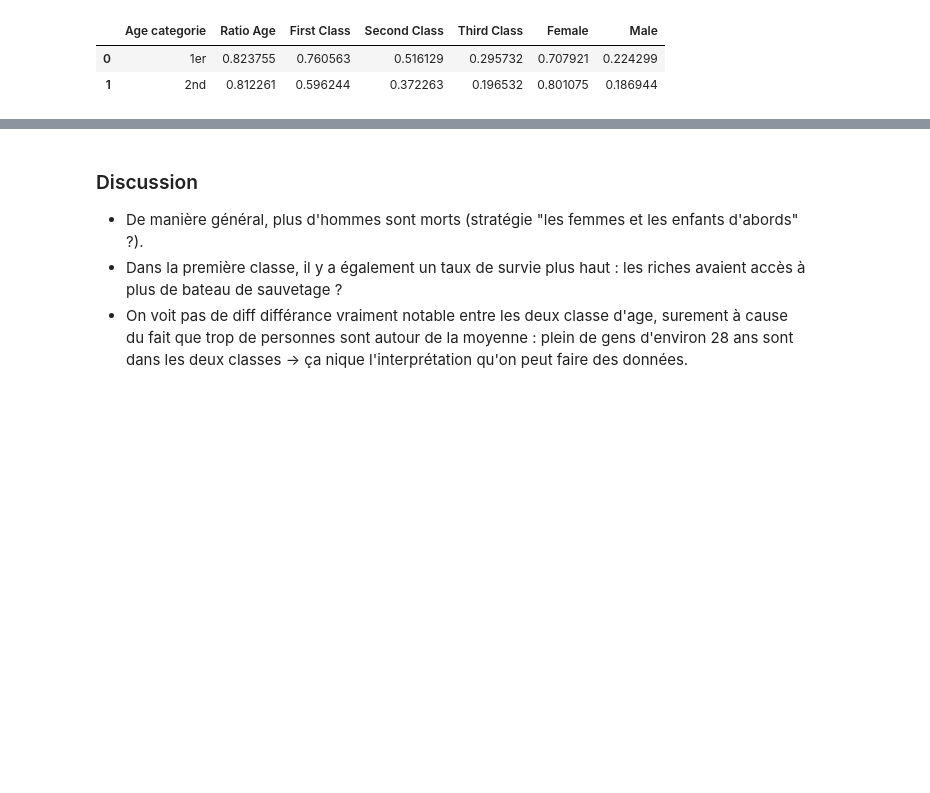
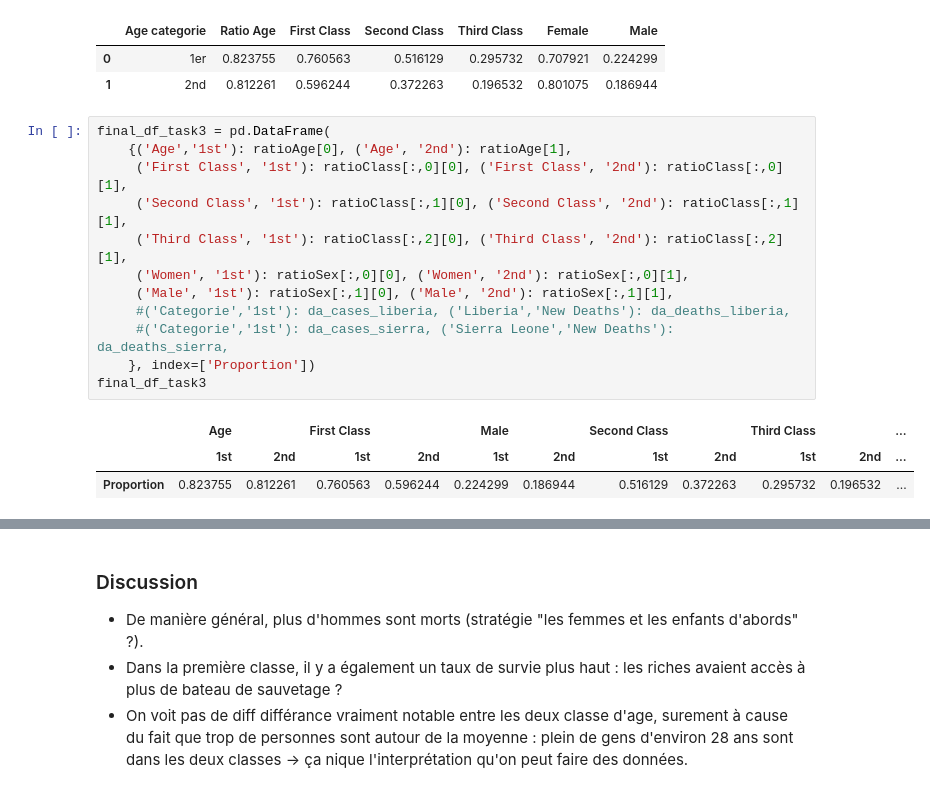
Before and after one commit to julied20/ada-2017, a Jupyter notebook: Homeworks/Homework01/Homework 1.ipynb, the cells around one changed output, grey strips where cells are left out. Saved outputs shown, nothing was run; the diff lists cells and outputs as text; blank space fills up the shorter version.

```diff
--- a/Homeworks/Homework01/Homework 1.ipynb
+++ b/Homeworks/Homework01/Homework 1.ipynb
@@ -629,5 +592,21 @@ data
 |  | Age categorie | Ratio Age | First Class | Second Class | Third Class | Female | Male |
 | 0 | 1er | 0.823755 | 0.760563 | 0.516129 | 0.295732 | 0.707921 | 0.224299 |
 | 1 | 2nd | 0.812261 | 0.596244 | 0.372263 | 0.196532 | 0.801075 | 0.186944 |
+# %%
+final_df_task3 = pd.DataFrame(
+    {('Age','1st'): ratioAge[0], ('Age', '2nd'): ratioAge[1],
+     ('First Class', '1st'): ratioClass[:,0][0], ('First Class', '2nd'): ratioClass[:,0][1],
+     ('Second Class', '1st'): ratioClass[:,1][0], ('Second Class', '2nd'): ratioClass[:,1][1],
+     ('Third Class', '1st'): ratioClass[:,2][0], ('Third Class', '2nd'): ratioClass[:,2][1],
+     ('Women', '1st'): ratioSex[:,0][0], ('Women', '2nd'): ratioSex[:,0][1],
+     ('Male', '1st'): ratioSex[:,1][0], ('Male', '2nd'): ratioSex[:,1][1],
+     #('Categorie','1st'): da_cases_liberia, ('Liberia','New Deaths'): da_deaths_liberia,
+     #('Categorie','1st'): da_cases_sierra, ('Sierra Leone','New Deaths'): da_deaths_sierra,
+    }, index=['Proportion'])
+final_df_task3
+# %% [output]
+|  | Age |  | First Class |  | Male |  | Second Class |  | Third Class |  | ... |
+|  | 1st | 2nd | 1st | 2nd | 1st | 2nd | 1st | 2nd | 1st | 2nd | ... |
+| Proportion | 0.823755 | 0.812261 | 0.760563 | 0.596244 | 0.224299 | 0.186944 | 0.516129 | 0.372263 | 0.295732 | 0.196532 | ... |
 # %%
 # Is the index unique ?
```
Also changed, not shown: parts of 15 cells of this notebook, 1 other file.
